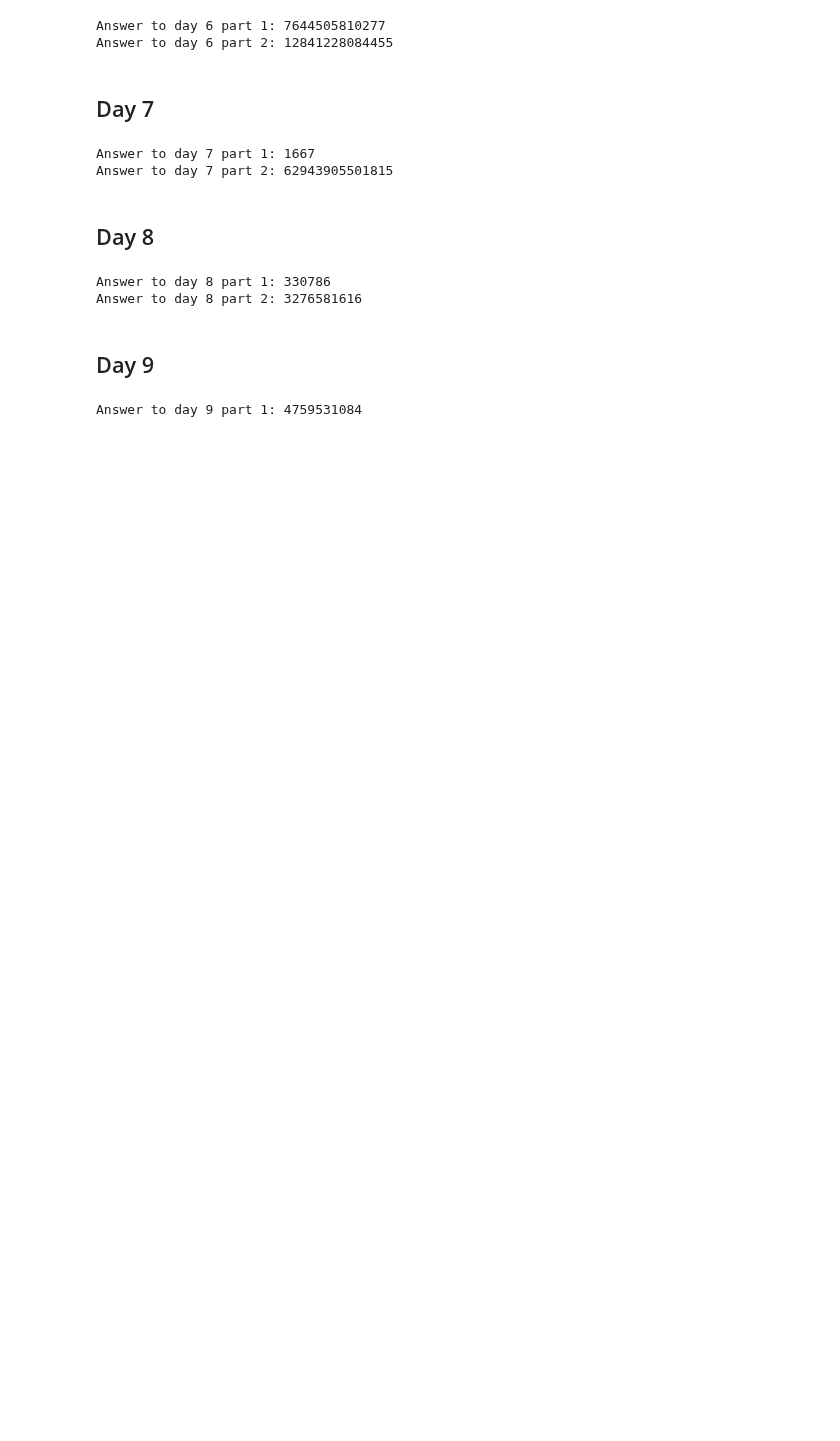
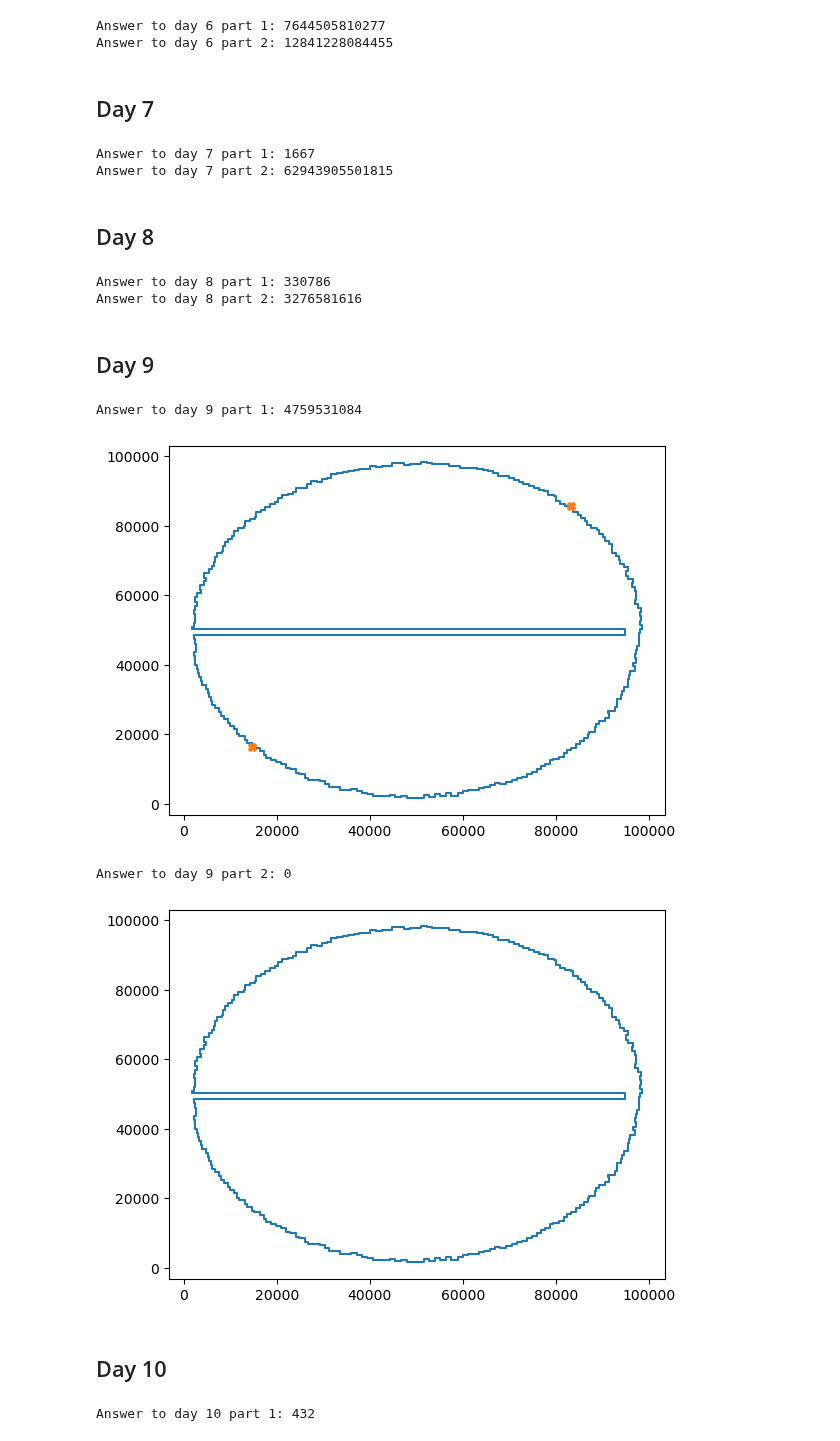
Before and after one commit to setuhn/Advent-of-Code, a Jupyter notebook: 2025/aoc-2025.ipynb, the cells around one changed output. Drawn from its saved outputs; the diff is of its cells as text; code cells hidden in the pictures; blank space fills up the shorter version.

Commit message:
work on day 9 part 2 and day 10 part 1 and 2

```diff
--- a/2025/aoc-2025.ipynb
+++ b/2025/aoc-2025.ipynb
@@ -526,26 +533,70 @@ Answer to day 8 part 2: 3276581616
 # %%
+import matplotlib.pyplot as plt
+
 red_tiles = []
 with open("data/input_day9") as f:
     for line in f.readlines():
         line = line.strip()
         red_tiles.append([int(coor) for coor in line.split(",")])
 
+red_tiles.append(red_tiles[0])
 red_tiles_array = np.array(red_tiles)
+
 # This creates the combinations array without passing by the combinations itertools
 i, j = np.triu_indices(len(red_tiles_array), k=1)
 corner_combinations = np.column_stack((red_tiles_array[i], red_tiles_array[j]))
 
-size_max = 0
+size_max_1 = [0, None, None]
+size_max_2 = [0, None, None]
 for corners in corner_combinations:
     c1 = corners[:2]
     c2 = corners[2:]
+    new_size = abs(c1[0] - c2[0] + 1) * abs(c1[1] - c2[1] + 1)
 
-    # if corners are aligned, they can't make a rectangle:
+    if size_max_1[0] > new_size:
+        continue
+    # if corners are aligned, they can't make a rectangle, pass
     if c1[0] == c2[0] or c1[1] == c2[1]:
         continue
 
-    size_max = max(size_max, abs(c1[0] - c2[0] + 1) * abs(c1[1] - c2[1] + 1))
+    size_max_1 = [new_size, c1, c2]
 
-print(f"Answer to day 9 part 1: {size_max}")
+    # # If the new calculated size is smaller than the current size, pass
+    # if new_size < size_max_2:
+    #     continue
+    # # For each segment in the red_tiles_array (adjacent points), check if they interesct with the rectangle diagonal
+    # inter = False
+    # for segment in range(len(red_tiles_array)-1):
+    #     s1, s2 = red_tiles_array[segment], red_tiles_array[segment+1]
+
+    #     # If corner is part of the segment, pass
+    #     if all(c1 == s1) or all(c1 == s2) or all(c2 == s1) or all(c2 == s2):
+    #         continue
+    #     # If segment is completely outside of the square made by the corners, pass
+    #     elif (s1[0] == s2[0] and (s1[0] < min(c1[0], c2[0]) or s1[0] > max(c1[0], c2[0])) and (min(s1[1], s2[1]) < min(c1[1], c2[1]) and max(s1[1], s2[1]) > max(c1[1], c2[1]))) or (s1[1] == s2[1] and (s1[1] < min(c1[1], c2[1]) or s1[1] > max(c1[1], c2[1])) and (min(s1[0], s2[0]) < min(c1[0], c2[0]) and max(s1[0], s2[0]) > max(c1[0], c2[0]))):
+    #         continue
+
+    #     # check if the segment intercepts with the corner
+    #     t = ((c1[0]-s1[0]) * (s1[1]-s2[1]) - (c1[1] - s1[1]) * (s1[0] - s2[0])) / ((c1[0]-c2[0]) * (s1[1]-s2[1]) - (c1[1] - c2[1]) * (s1[0] - s2[0]))
+    #     u = -  ((c1[0]-c2[0]) * (c1[1]-s1[1]) - (c1[1] - c2[1]) * (c1[0] - s1[0])) / ((c1[0]-c2[0]) * (s1[1]-s2[1]) - (c1[1] - c2[1]) * (s1[0] - s2[0]))
+
+    #     if 0 <= t <= 1 and 0 <= u <= 1:
+    #         inter = True
+    #         break
+
+    # if not inter:
+        # size_max_2 = new_size
+
+plt.plot(red_tiles_array[:,0], red_tiles_array[:,1])
+plt.plot(np.array(size_max_1[1:])[:,0], np.array(size_max_1[1:])[:,1], marker="X", linestyle='None')
+print(f"Answer to day 9 part 1: {size_max_1[0]}")
+plt.show()
+
+plt.plot(red_tiles_array[:,0], red_tiles_array[:,1])
+# plt.plot(np.array(size_max_2[1:])[:,0], np.array(size_max_2[1:])[:,1], marker="X", linestyle='None')
+print(f"Answer to day 9 part 2: {size_max_2[0]}")
 # %% [output]
 Answer to day 9 part 1: 4759531084
+[figure, added]
+Answer to day 9 part 2: 0
+[figure, added]
@@ -551,0 +605,2 @@ Answer to day 9 part 1: 4759531084
+# %% [markdown]
+## Day 10
@@ -551,0 +630,25 @@ Answer to day 9 part 1: 4759531084
+# %%
+total = []
+
+for idx in range(len(manual)):
+    lights, ll, buttons = manual[idx]
+    state_0 = 0
+    q = deque([[state_0, b, 1] for b in buttons])
+    states_done = [state_0]
+
+    while q:
+        current_state, next_button, queue = q.popleft()
+        next_state = current_state ^ next_button
+
+        if next_state == lights:
+            total.append(queue)
+            break
+
+        else:
+            if not next_state in states_done:
+                states_done.append(next_state)
+                q.extend([[next_state, b, queue + 1] for b in buttons])
+
+print(f"Answer to day 10 part 1: {sum(total)}") # 432
+# %% [output]
+Answer to day 10 part 1: 432
```
Also changed, not shown: parts of 11 cells of this notebook, 2 other files.
